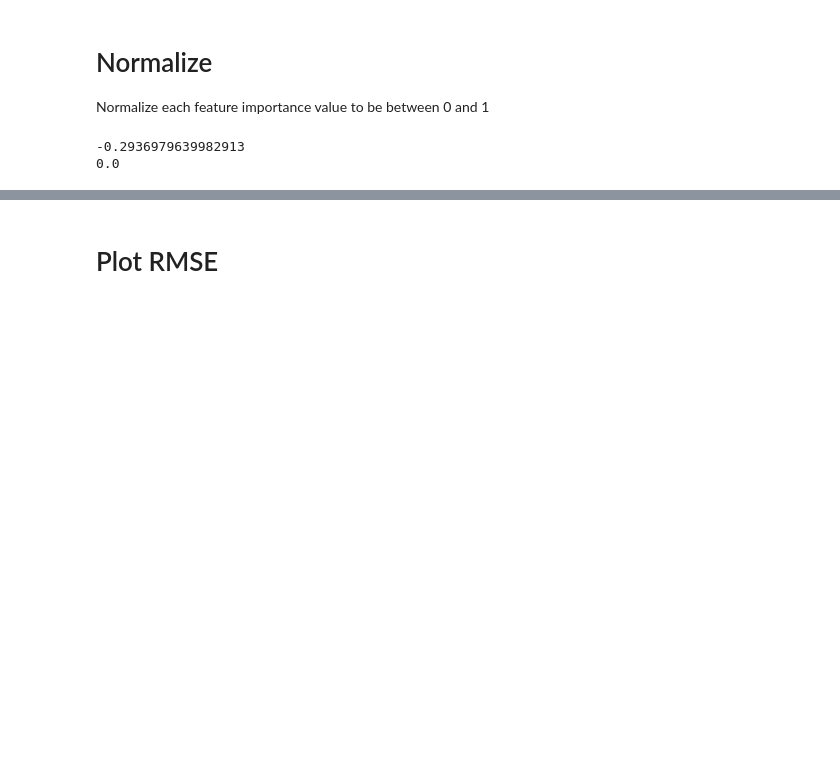
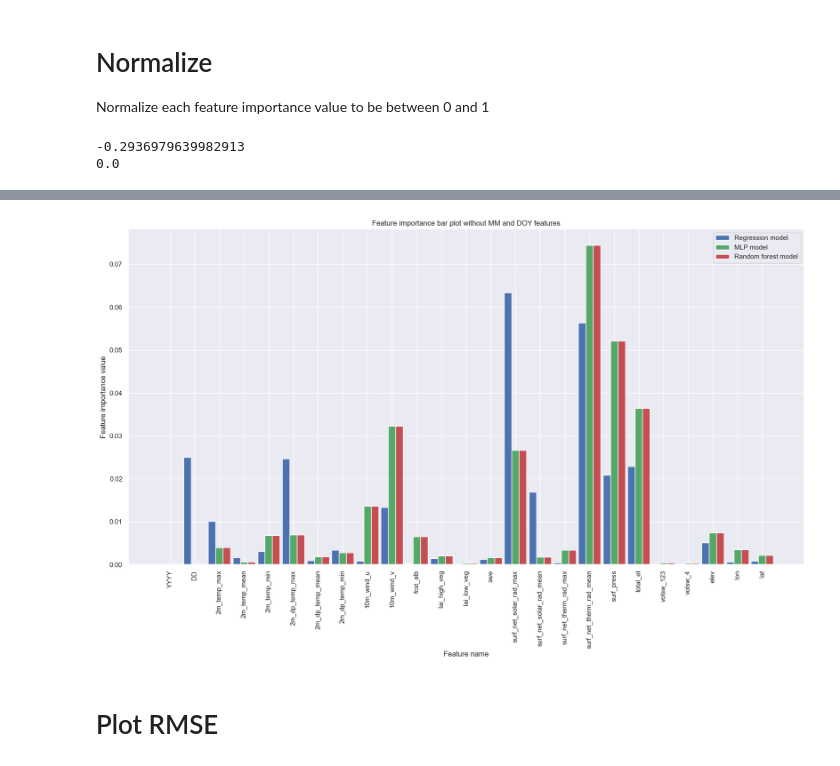
Before and after one commit to lebe1/ClimateChangeAI, a Jupyter notebook: Analyse-plots.ipynb, the cells around one changed output, grey strips where cells are left out. Saved outputs shown, nothing was run; the diff lists cells and outputs as text; code cells hidden in the pictures; blank space fills up the shorter version.

```diff
--- a/Analyse-plots.ipynb
+++ b/Analyse-plots.ipynb
@@ -142,3 +183,34 @@ plt.show()
+# %%
+import matplotlib.pyplot as plt
+
+
+
+# Take feature names as x axis labels from index column
+time_series_rmse = regression_data.drop(['MM', 'DOY']).index.values
+
+# Take feature importance values as y axis values from regression model and mlp model
+regression_rmse = regression_data['normalized_importance_values'].drop(['MM', 'DOY'], axis=0)
+# Remove YYYY and DOY features from MLP model
+mlp_rmse = mlp_data['normalized_importance_values'].drop(['MM', 'DOY'], axis=0)
+random_forest_rmse = random_forest_data['normalized_importance_values'].drop(['MM', 'DOY'], axis=0)
+
+bar_width = 0.3
+x_indexes = np.arange(len(time_series_rmse))
+
+# Plot feature importance values as bar plot bars grouped by feature names
+plt.figure(figsize=(20,10))
+plt.bar(x_indexes - bar_width, regression_rmse, width=bar_width, color='b', align='center')
+plt.bar(x_indexes, mlp_rmse, width=bar_width, color='g', align='center')
+plt.bar(x_indexes + bar_width, mlp_rmse, width=bar_width, color='r', align='center')
+plt.xlabel('Feature name')
+plt.ylabel('Feature importance value')
+plt.xticks(ticks=x_indexes, labels=time_series_rmse, rotation=90)
+plt.title('Feature importance bar plot without MM and DOY features')
+# Add legend
+plt.legend(['Regression model', 'MLP model', 'Random forest model'])
+plt.show()
+# %% [output]
+[figure, added]
 # %% [markdown]
 # Plot RMSE
 # %%
```
Also changed, not shown: parts of 9 cells of this notebook, 6 other files.
